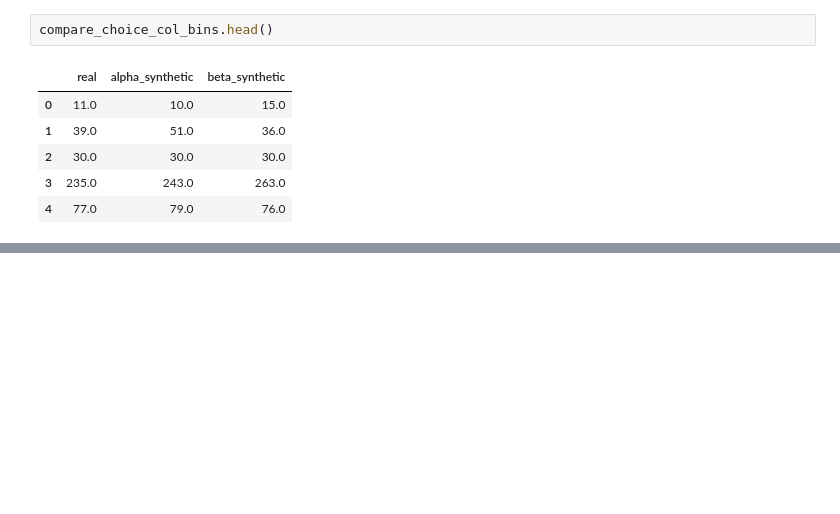
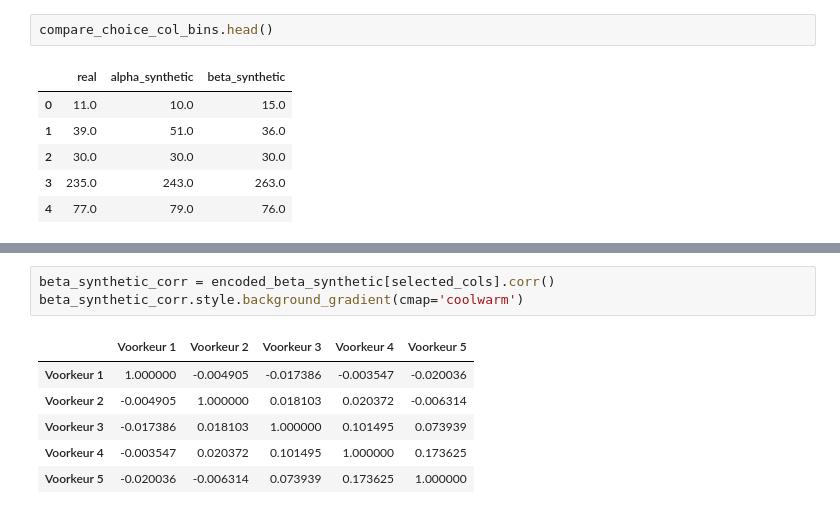
Before and after one commit to aidenta99/thesis, a Jupyter notebook: evaluation.ipynb, the cells around one changed output, grey strips where cells are left out. Saved outputs shown, nothing was run; the diff lists cells and outputs as text; blank space fills up the shorter version.

```diff
--- a/evaluation.ipynb
+++ b/evaluation.ipynb
@@ -121,0 +224,10 @@ fig.show()
+# %%
+beta_synthetic_corr = encoded_beta_synthetic[selected_cols].corr()
+beta_synthetic_corr.style.background_gradient(cmap='coolwarm')
+# %% [output]
+|  | Voorkeur 1 | Voorkeur 2 | Voorkeur 3 | Voorkeur 4 | Voorkeur 5 |
+| Voorkeur 1 | 1.000000 | -0.004905 | -0.017386 | -0.003547 | -0.020036 |
+| Voorkeur 2 | -0.004905 | 1.000000 | 0.018103 | 0.020372 | -0.006314 |
+| Voorkeur 3 | -0.017386 | 0.018103 | 1.000000 | 0.101495 | 0.073939 |
+| Voorkeur 4 | -0.003547 | 0.020372 | 0.101495 | 1.000000 | 0.173625 |
+| Voorkeur 5 | -0.020036 | -0.006314 | 0.073939 | 0.173625 | 1.000000 |
```
Also changed, not shown: parts of 17 cells of this notebook.
